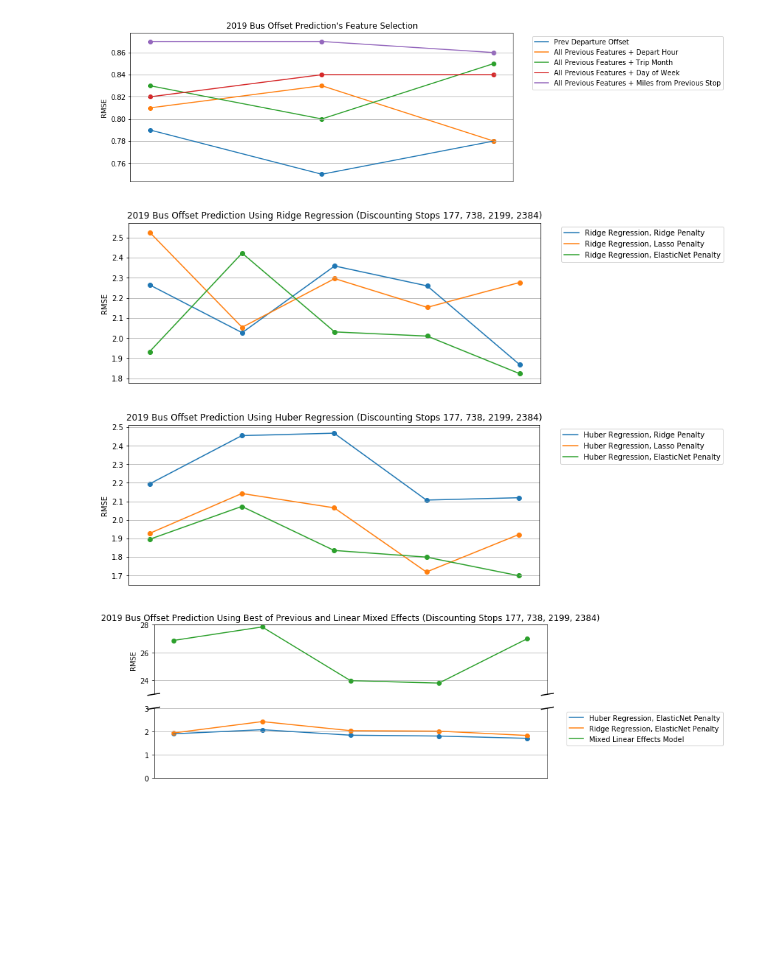
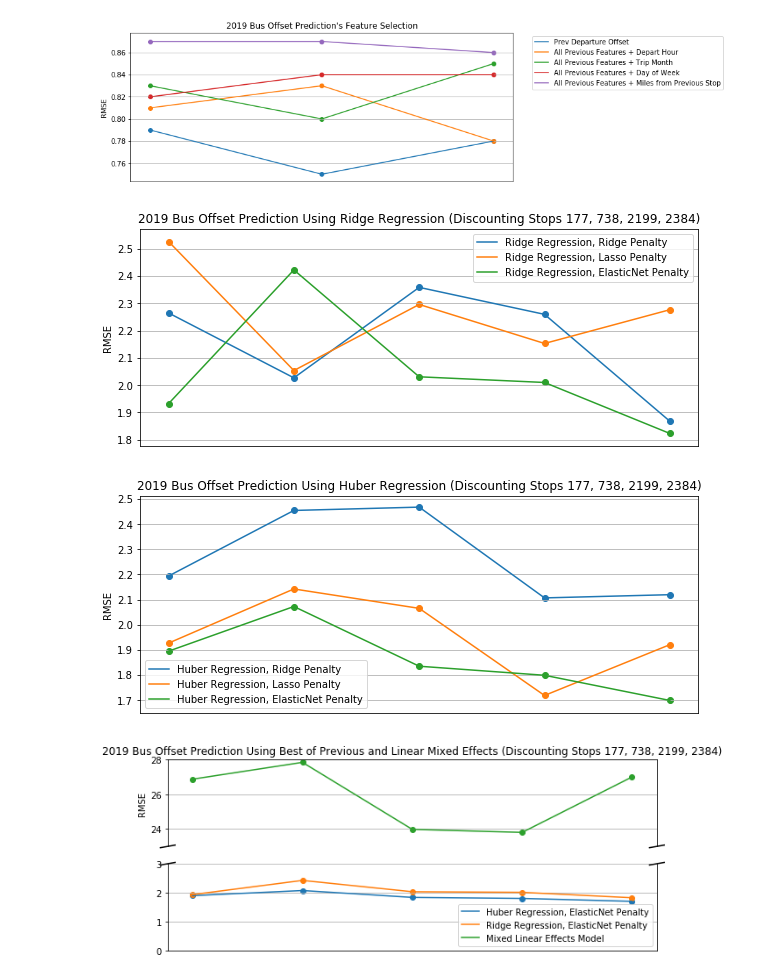
Before and after one commit to jairad26/LTC-Research-Challenge, a Jupyter notebook: poster_plots.ipynb, the cells around one changed output. Saved outputs shown, nothing was run; the diff lists cells and outputs as text; code cells hidden in the pictures; blank space fills up the shorter version.

```diff
--- a/poster_plots.ipynb
+++ b/poster_plots.ipynb
@@ -52,29 +52,30 @@ plt.show()
 # %%
 fig, ax = plt.subplots(figsize = (10,4))
 plt.plot(kind="line")
 ax.set(Title="2019 Bus Offset Prediction Using Ridge Regression (Discounting Stops 177, 738, 2199, 2384)", xlabel='Kernel Iteration', ylabel="RMSE")
 feature1 = {'Kernel Iteration':[1,2,3,4,5], 'RMSE':[2.264714267,2.026910235,2.358518082,2.259610835,1.867900997]}
 feature2 = {'Kernel Iteration':[1,2,3,4,5], 'RMSE':[2.526617941,2.053669682,2.295883475,2.152879449,2.276580099]}
 feature3 = {'Kernel Iteration':[1,2,3,4,5], 'RMSE':[1.932393877,2.422483599,2.030715691,2.009948147,1.823060925]}
 
 
 plt.plot(feature1['Kernel Iteration'], feature1['RMSE'], label = 'Ridge Regression, Ridge Penalty')
 plt.scatter(feature1['Kernel Iteration'], feature1['RMSE'])
 
 plt.plot(feature2['Kernel Iteration'], feature2['RMSE'], label = 'Ridge Regression, Lasso Penalty')
 plt.scatter(feature2['Kernel Iteration'], feature2['RMSE'])
 
 plt.plot(feature3['Kernel Iteration'], feature3['RMSE'], label = 'Ridge Regression, ElasticNet Penalty')
 plt.scatter(feature3['Kernel Iteration'], feature3['RMSE'])
 
 
 ax.axes.xaxis.set_visible(False)
-plt.legend(bbox_to_anchor=(1.04, 1), loc='upper left', ncol=1)
+plt.legend()
+# plt.legend(bbox_to_anchor=(1.04, 1), loc='upper left', ncol=1)
 plt.grid()
 
 plt.show()
 # %% [output]
-[figure, old version]
+[figure, new version]
 # %%
 fig, ax = plt.subplots(figsize = (10,4))
 plt.plot(kind="line")
@@ -94,12 +95,13 @@ plt.plot(feature3['Kernel Iteration'], feature3['RMSE'], label = 'Huber Regressi
 plt.scatter(feature3['Kernel Iteration'], feature3['RMSE'])
 
 ax.axes.xaxis.set_visible(False)
-plt.legend(bbox_to_anchor=(1.04, 1), loc='upper left', ncol=1)
+plt.legend(loc='upper right')
+# plt.legend(bbox_to_anchor=(1.04, 1), loc='upper left', ncol=1)
 plt.grid()
 
 plt.show()
 # %% [output]
-[figure, old version]
+[figure, new version]
 # %%
 fig, (ax, ax2) = plt.subplots(2, 1, sharex=True, figsize =(10,4))
 plt.plot(kind="line")
@@ -154,10 +156,11 @@ ax2.axes.xaxis.set_visible(False)
 
 
 
-ax.legend(bbox_to_anchor=(1.04, 1), loc='upper left', ncol=1)
+# ax.legend(bbox_to_anchor=(1.04, 1), loc='upper left', ncol=1)
+ax2.legend(loc = 'lower right')
 ax.grid()
 ax2.grid()
 
 plt.show()
 # %% [output]
-[figure, old version]
+[figure, new version]
```
Also changed, not shown: 1 other file.
